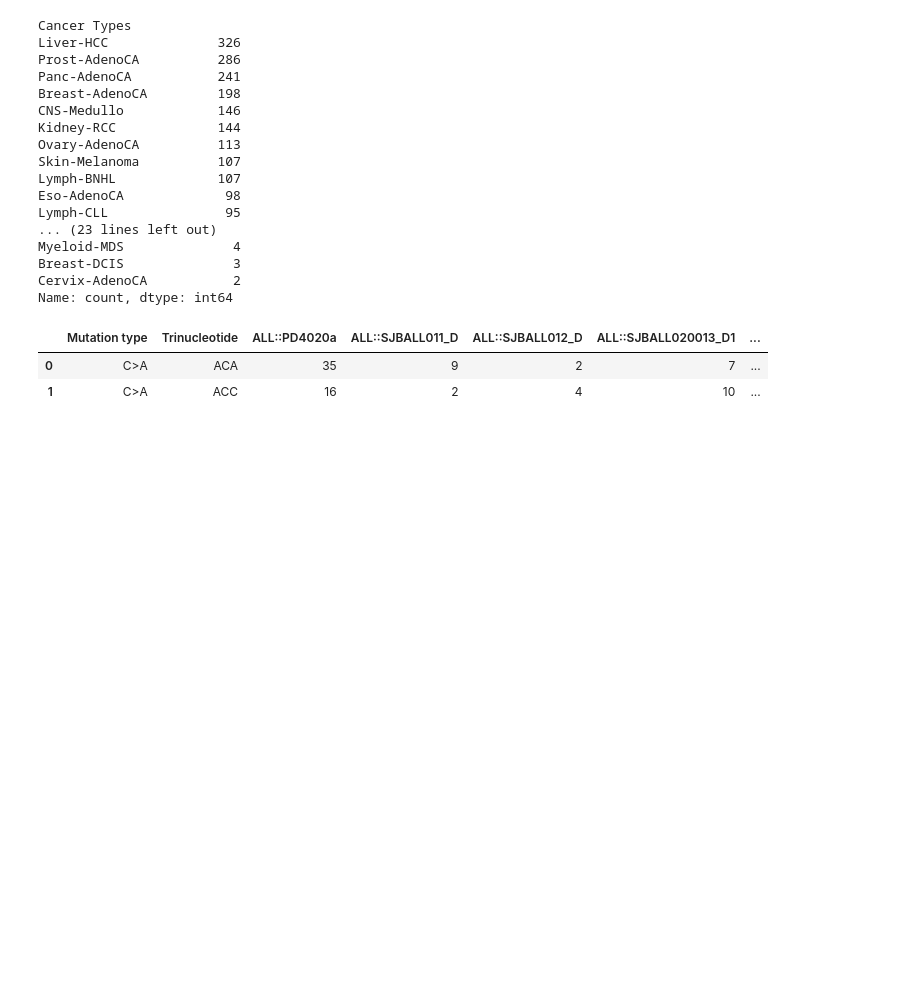
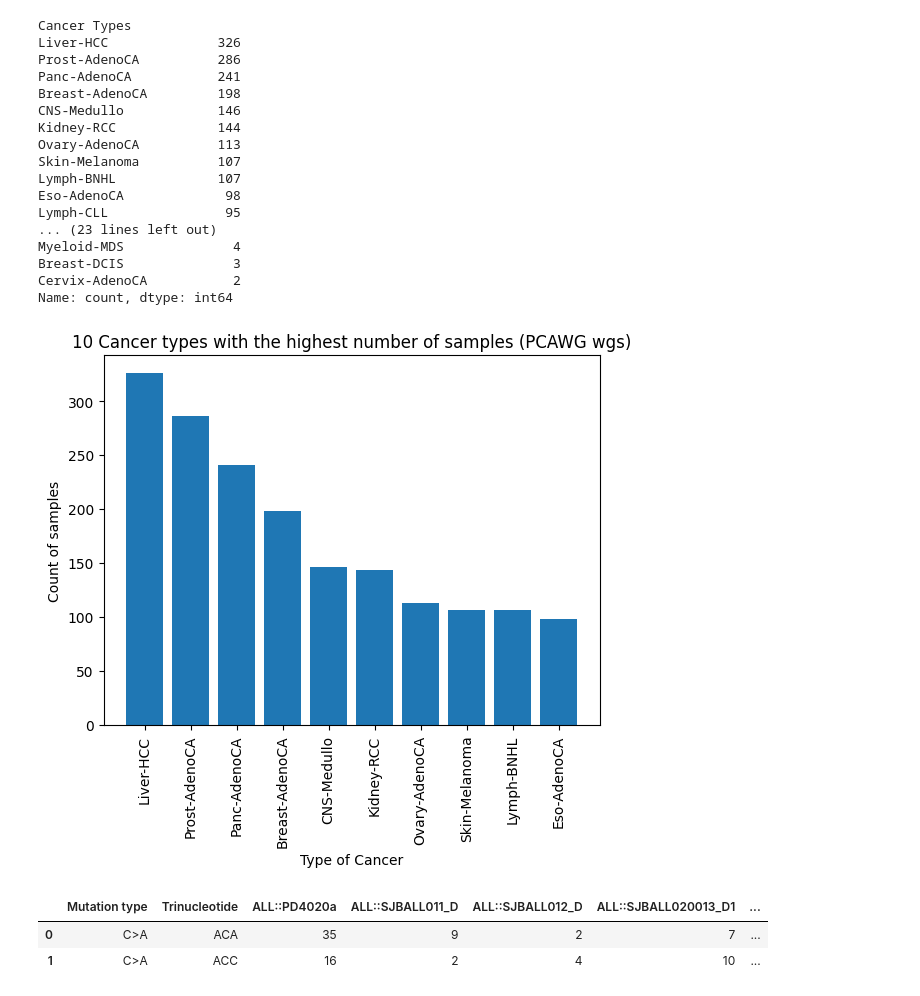
Before and after one commit to chahd7/machine_learning_in_bio_project, a Jupyter notebook: mutation_catalog_group_project.ipynb, the cells around one changed output. Cells and saved outputs as stored; diff of their text form; code cells hidden in the pictures; blank space fills up the shorter version.

Commit message:
added visualization for the count per cancer type in the work done previously

```diff
--- a/mutation_catalog_group_project.ipynb
+++ b/mutation_catalog_group_project.ipynb
@@ -67,6 +68,18 @@ Myeloid-MDS              4
 Breast-DCIS              3
 Cervix-AdenoCA           2
 Name: count, dtype: int64
+# %%
+# added histogram for better visualization
+counts = PCAWG_wgs_act["Cancer Types"].value_counts().head(10)
+
+plt.bar(counts.index, counts.values)
+plt.xticks(rotation=90)
+plt.xlabel("Type of Cancer")
+plt.ylabel("Count of samples")
+plt.title("10 Cancer types with the highest number of samples (PCAWG wgs)")
+plt.show()
+# %% [output]
+[figure, added]
 # %%
 nonPCAWG_wgs_mut = pd.read_csv ("./project_data/catalogs/WGS/WGS_Other.96.csv")
 nonPCAWG_wgs_mut.head(2)
```
Also changed, not shown: parts of 2 cells of this notebook, 1 other file.
